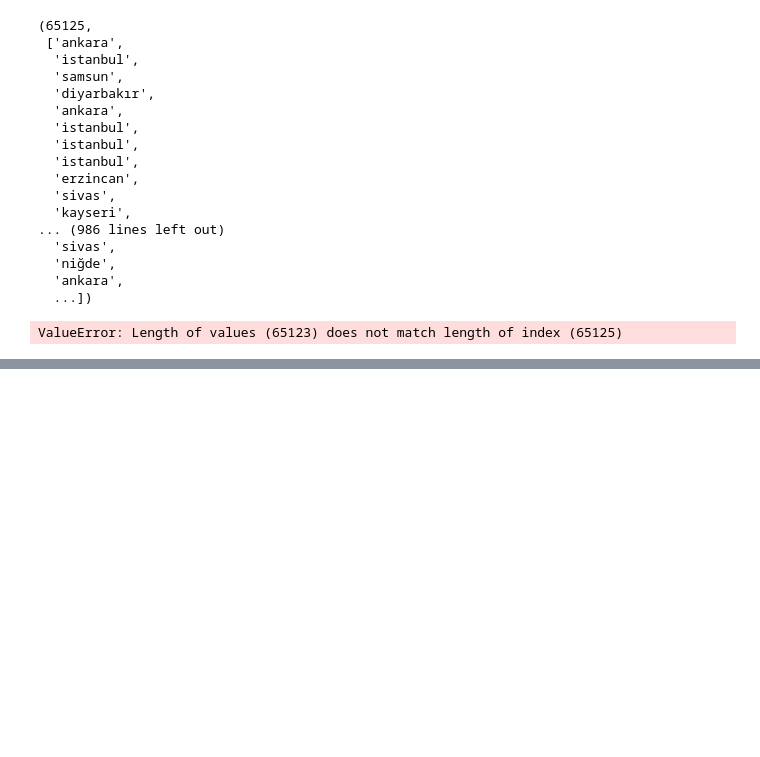
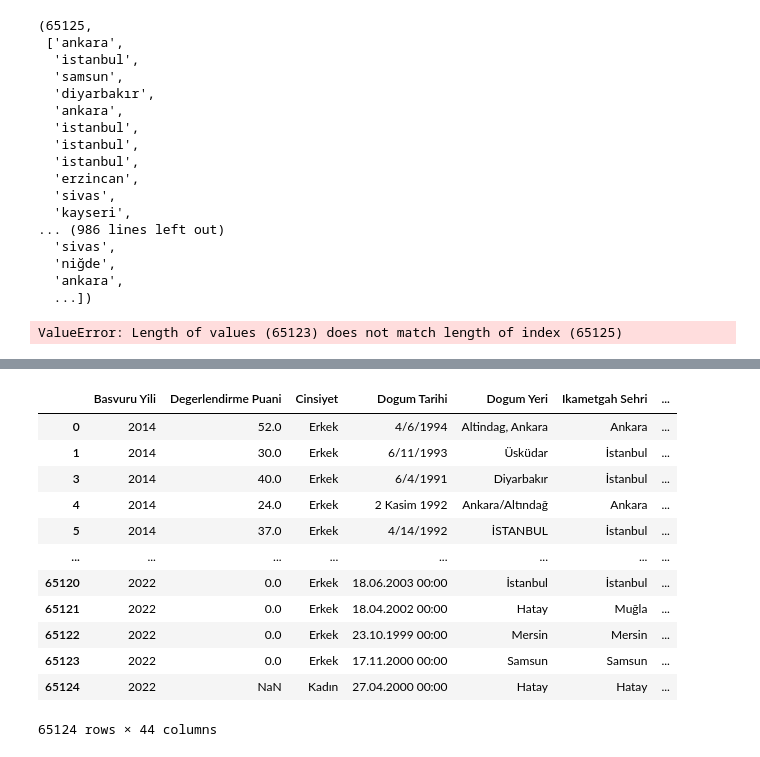
Before and after one commit to yasinkurtulus/Datathon24, a Jupyter notebook: il_ilce_test.ipynb, the cells around one changed output, grey strips where cells are left out. Drawn from its saved outputs; the diff is of its cells as text; code cells hidden in the pictures; blank space fills up the shorter version.

Commit message:
Lowe case düzenlendi yeni kolonlar droplandı,anne baba eğitim durmu düzenlendi. bazı indexler çıkarıldı

```diff
--- a/il_ilce_test.ipynb
+++ b/il_ilce_test.ipynb
@@ -139,0 +145,24 @@ for k in dogum_y[:1]:
+# %%
+train["Anne Egitim Durumu"]=train["Anne Egitim Durumu"].fillna("missing")
+# %%
+def turkish_lowercase(text):
+    replacements = {
+        'İ': 'i',
+        'I': 'ı',
+        'Ş': 'ş',
+        'Ç': 'ç',
+        'Ğ': 'ğ',
+        'Ö': 'ö',
+        'Ü': 'ü',
+        'ı': 'ı',
+        'ş': 'ş',
+        'ç': 'ç',
+        'ğ': 'ğ',
+        'ö': 'ö',
+        'ü': 'ü'
+    }
+    return ''.join(replacements.get(char, char) for char in text).lower()
+# %%
+train["Anne Egitim Durumu"]=train["Anne Egitim Durumu"].apply(turkish_lowercase)
+# %%
+train["Anne Egitim Durumu"]=train["Anne Egitim Durumu"]=train["Anne Egitim Durumu"].str.strip()
@@ -139,0 +189,16 @@ for k in dogum_y[:1]:
+# %%
+train.drop(2)
+# %% [output]
+|  | Basvuru Yili | Degerlendirme Puani | Cinsiyet | Dogum Tarihi | Dogum Yeri | Ikametgah Sehri | ... |
+| 0 | 2014 | 52.0 | Erkek | 4/6/1994 | Altindag, Ankara | Ankara | ... |
+| 1 | 2014 | 30.0 | Erkek | 6/11/1993 | Üsküdar | İstanbul | ... |
+| 3 | 2014 | 40.0 | Erkek | 6/4/1991 | Diyarbakır | İstanbul | ... |
+| 4 | 2014 | 24.0 | Erkek | 2 Kasim 1992 | Ankara/Altındağ | Ankara | ... |
+| 5 | 2014 | 37.0 | Erkek | 4/14/1992 | İSTANBUL | İstanbul | ... |
+| ... | ... | ... | ... | ... | ... | ... | ... |
+| 65120 | 2022 | 0.0 | Erkek | 18.06.2003 00:00 | İstanbul | İstanbul | ... |
+| 65121 | 2022 | 0.0 | Erkek | 18.04.2002 00:00 | Hatay | Muğla | ... |
+| 65122 | 2022 | 0.0 | Erkek | 23.10.1999 00:00 | Mersin | Mersin | ... |
+| 65123 | 2022 | 0.0 | Erkek | 17.11.2000 00:00 | Samsun | Samsun | ... |
+| 65124 | 2022 | NaN | Kadın | 27.04.2000 00:00 | Hatay | Hatay | ... |
+65124 rows × 44 columns
```
Also changed, not shown: parts of 7 cells of this notebook, 6 other files.
